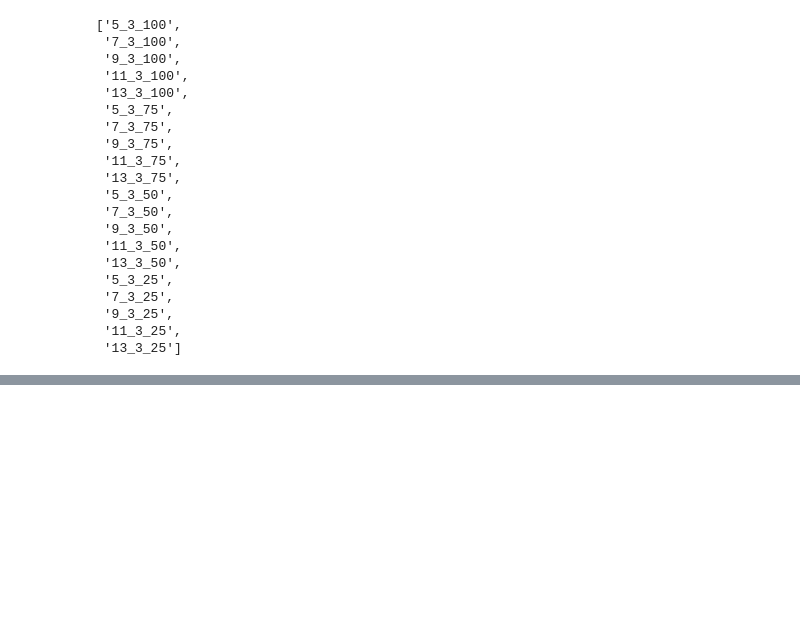
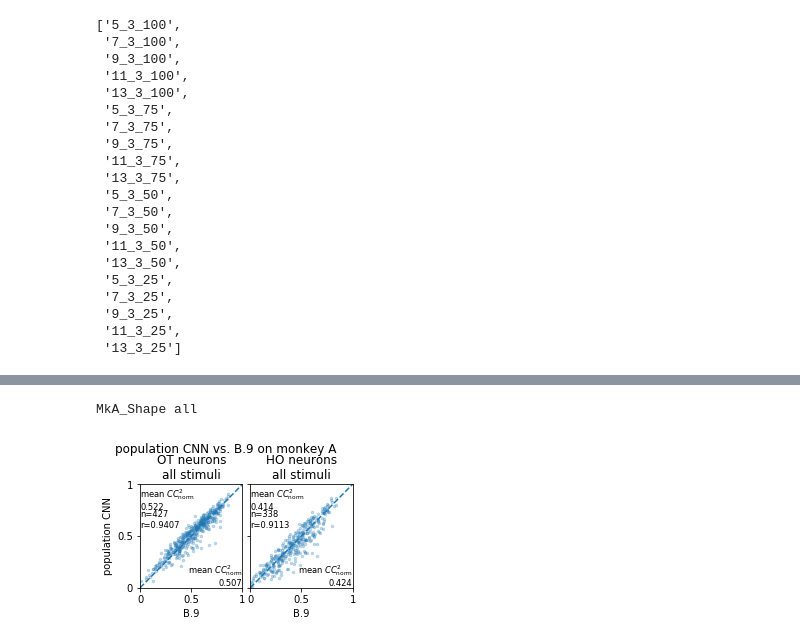
Before and after one commit to leelabcnbc/tang_jcompneuro_revision, a Jupyter notebook: results_ipynb/plots/supp/population.ipynb, the cells around one changed output, grey strips where cells are left out. Saved outputs shown, nothing was run; the diff lists cells and outputs as text; code cells hidden in the pictures; blank space fills up the shorter version.

Commit message:
more figures

```diff
--- a/results_ipynb/plots/supp/population.ipynb
+++ b/results_ipynb/plots/supp/population.ipynb
@@ -142,3 +165,23 @@ OT_perm['score'].unstack('opt')
 | 9_3_25 | 0.403484 | 0.408187 | 0.414461 | 0.423369 | 0.371358 | 0.404826 | 0.408819 | 0.416899 | 0.422436 | ... |
 | 9_3_50 | 0.446951 | 0.441503 | 0.463738 | 0.472485 | 0.419014 | 0.460797 | 0.449660 | 0.455202 | 0.481249 | ... |
 | 9_3_75 | 0.462739 | 0.455177 | 0.485762 | 0.497820 | 0.438040 | 0.476717 | 0.481887 | 0.472498 | 0.487629 | ... |
+# %%
+# also get baseline performance.
+import numpy as np
+import pandas as pd
+from tang_jcompneuro.model_fitting_postprocess import load_data_generic
+
+def check_all(squared, score_col_name):
+    models_to_examine = [
+        ('cnn', 'b.9'),
+    ] # TODO should make this a ordered dict.
+      # so that it will be easier to collect best val model for each model class.
+
+    return load_data_generic(models_to_examine, load_naive=False, metric='ccnorm_5', squared=squared,
+                            score_col_name=score_col_name,datasets_to_check=('MkA_Shape',),
+                            subsets_to_check=('all',))
+df_all_cc2 = check_all(squared=True, score_col_name='cc2').xs(100, level='percentage').sort_index()
+assert df_all_cc2.shape == (1,1)
+base_perf_dict = df_all_cc2.values[0,0]
+# %% [output]
+MkA_Shape all
@@ -144,0 +194,35 @@ OT_perm['score'].unstack('opt')
+# %%
+# magic numbers here follow
+# https://github.com/leelabcnbc/tang_jcompneuro/blob/master/thesis_plots/v1_fitting/results_glm_opt_detailed.ipynb
+def draw_one_stuff():
+    image_subset_and_neuron_subset_list = (('all', 'OT'), ('all', 'HO'))
+    num_panel = len(image_subset_and_neuron_subset_list)
+
+    plt.close('all')
+    fig, axes = plt.subplots(1, num_panel, sharex=True, sharey=True, squeeze=False,
+                            figsize=(5.5/3*2,2.5))
+    for idx, (ax, (img_subset, neuron_subset)) in enumerate(zip(axes.ravel(), image_subset_and_neuron_subset_list)):
+        data_x = base_perf_dict[neuron_subset]['raw']
+        if neuron_subset == 'HO':
+            data_y = HO_perm['score_raw'].loc['9_3_100', 'poisson_1000']
+        else:
+            assert neuron_subset == 'OT'
+            data_y = OT_perm['score_raw'].loc['9_3_100', 'poisson_1000']
+        assert data_x.shape == data_y.shape
+        show_one_basic(data_x, data_y, title=f'{neuron_subset} neurons\n{img_subset} stimuli',
+                      ax=ax,mean_title='mean $CC_\mathrm{norm}^2$', xlabel='B.9',
+                      ylabel='population CNN'  if idx == 0 else None)
+    fig.suptitle(f'population CNN vs. B.9 on monkey A')
+    # adjust figure
+    fig.subplots_adjust(top=0.75, bottom=0.175, left=0.175, right=0.98, hspace=0.1, wspace=0.075)
+
+
+    save_dir = os.path.join(dir_dictionary['plots'], 'supp', 'cnn_pop')
+    os.makedirs(save_dir, exist_ok=True)
+    fig.savefig(os.path.join(save_dir, f'monkeyA.pdf'), dpi=300)
+
+    plt.show()
+# %%
+draw_one_stuff()
+# %% [output]
+[figure, added]
```
Also changed, not shown: parts of 5 cells of this notebook, 1 other file.
